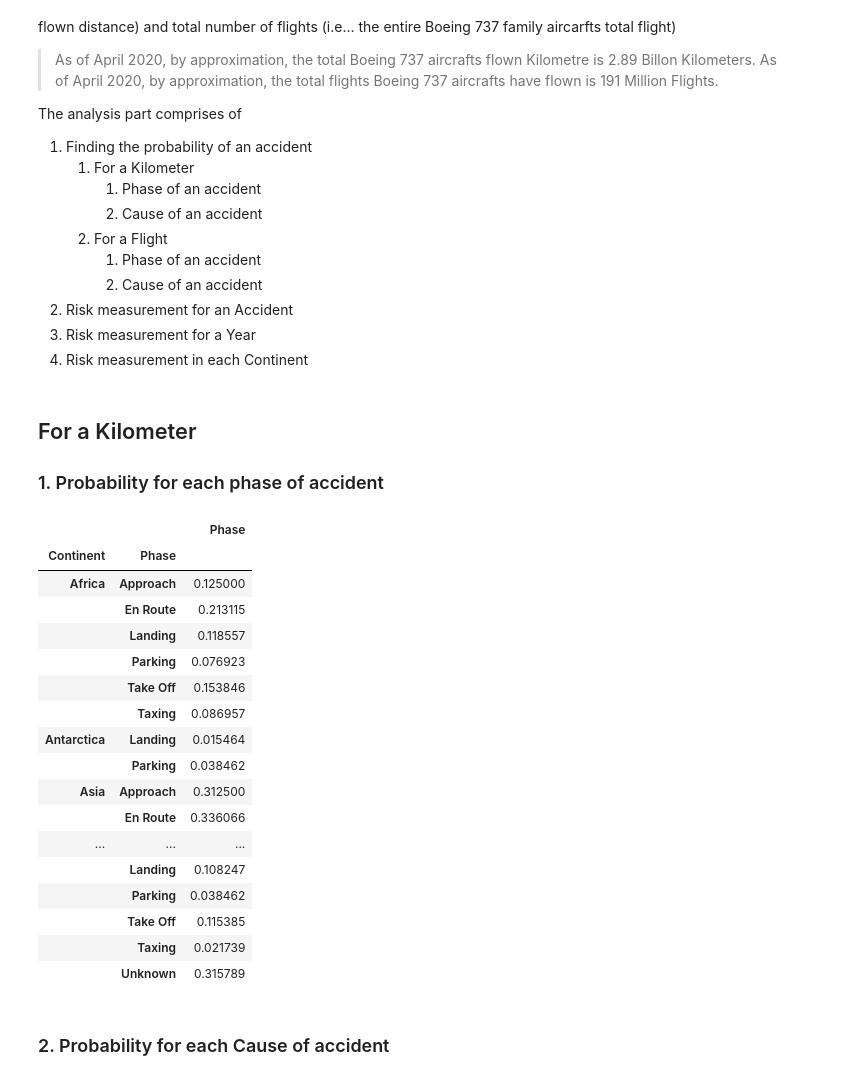
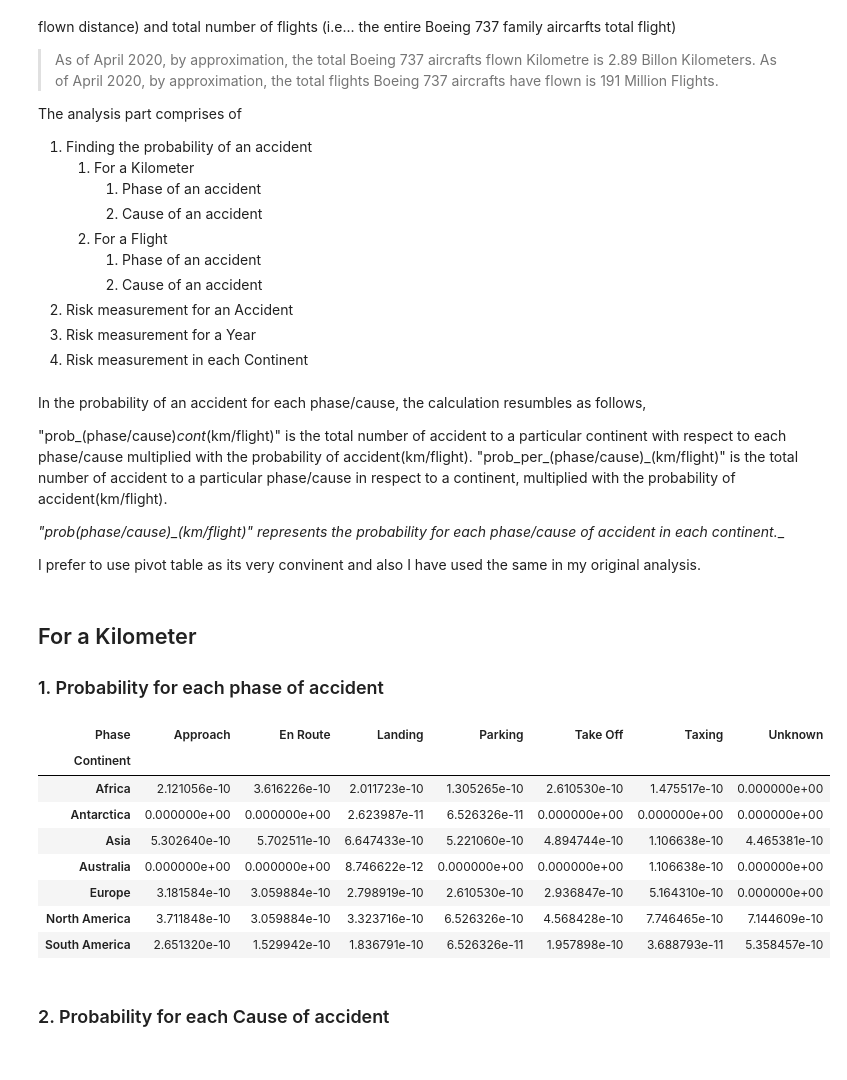
Before and after one commit to svkumar5950/boeing737, a Jupyter notebook: 1_Boeing737_Analysis_Report.ipynb, the cells around one changed output. Drawn from its saved outputs; the diff is of its cells as text; code cells hidden in the pictures.

```diff
--- a/1_Boeing737_Analysis_Report.ipynb
+++ b/1_Boeing737_Analysis_Report.ipynb
@@ -208,3 +208,12 @@ DIST_IN_KM = 289360606402
 
 prob_per_flight = ((source_sht_sort.Fatality.count())/ DIST_IN_FLIGHT)
 prob_per_km = ((source_sht_sort.Fatality.count())/ DIST_IN_KM)
+# %% [markdown]
+In the probability of an accident for each phase/cause, the calculation resumbles as follows,
+
+"prob_(phase/cause)_cont_(km/flight)" is the total number of accident to a particular continent with respect to each phase/cause multiplied with the probability of accident(km/flight).
+"prob_per_(phase/cause)_(km/flight)" is the total number of accident to a particular phase/cause in respect to a continent, multiplied with the probability of accident(km/flight).
+
+__"prob_(phase/cause)_(km/flight)" represents the probability for each phase/cause of accident in each continent.__
+
+I prefer to use pivot table as its very convinent and also I have used the same in my original analysis.
@@ -212,30 +239,25 @@ prob_per_km = ((source_sht_sort.Fatality.count())/ DIST_IN_KM)
 ## For a Kilometer
 
 ### 1. Probability for each phase of accident
-# %%
-prob_per_cont = source_sht_sort.groupby(['Continent','Phase'])['Phase'].count().apply(lambda x: x * prob_per_km)
-prob_per_phase = source_sht_sort.groupby('Phase')['Phase'].count().apply(lambda x: x * prob_per_km)
-
-prob_phase = pd.DataFrame(prob_per_cont/prob_per_phase)
-prob_phase
-# %% [output]
-|  |  | Phase |
-| Continent | Phase |  |
-| Africa | Approach | 0.125000 |
-|  | En Route | 0.213115 |
-|  | Landing | 0.118557 |
-|  | Parking | 0.076923 |
-|  | Take Off | 0.153846 |
-|  | Taxing | 0.086957 |
-| Antarctica | Landing | 0.015464 |
-|  | Parking | 0.038462 |
-| Asia | Approach | 0.312500 |
-|  | En Route | 0.336066 |
-| ... | ... | ... |
-|  | Landing | 0.108247 |
-|  | Parking | 0.038462 |
-|  | Take Off | 0.115385 |
-|  | Taxing | 0.021739 |
-|  | Unknown | 0.315789 |
+# %%
+prob_phase_cont_km = source_sht_sort.groupby(['Continent','Phase'])['Phase'].count()
+prob_per_phase_km = source_sht_sort.groupby('Phase')['Phase'].count()
+
+prob_phase_km = (prob_phase_cont_km/prob_per_phase_km).apply(lambda x: x * prob_per_km)
+
+# To pivot table:
+
+prob_phase_km = tab_generator(prob_phase_km, 'Phase')
+prob_phase_km
+# %% [output]
+| Phase | Approach | En Route | Landing | Parking | Take Off | Taxing | Unknown |
+| Continent |  |  |  |  |  |  |  |
+| Africa | 2.121056e-10 | 3.616226e-10 | 2.011723e-10 | 1.305265e-10 | 2.610530e-10 | 1.475517e-10 | 0.000000e+00 |
+| Antarctica | 0.000000e+00 | 0.000000e+00 | 2.623987e-11 | 6.526326e-11 | 0.000000e+00 | 0.000000e+00 | 0.000000e+00 |
+| Asia | 5.302640e-10 | 5.702511e-10 | 6.647433e-10 | 5.221060e-10 | 4.894744e-10 | 1.106638e-10 | 4.465381e-10 |
+| Australia | 0.000000e+00 | 0.000000e+00 | 8.746622e-12 | 0.000000e+00 | 0.000000e+00 | 1.106638e-10 | 0.000000e+00 |
+| Europe | 3.181584e-10 | 3.059884e-10 | 2.798919e-10 | 2.610530e-10 | 2.936847e-10 | 5.164310e-10 | 0.000000e+00 |
+| North America | 3.711848e-10 | 3.059884e-10 | 3.323716e-10 | 6.526326e-10 | 4.568428e-10 | 7.746465e-10 | 7.144609e-10 |
+| South America | 2.651320e-10 | 1.529942e-10 | 1.836791e-10 | 6.526326e-11 | 1.957898e-10 | 3.688793e-11 | 5.358457e-10 |
 # %% [markdown]
 ### 2. Probability for each Cause of accident
```
Also changed, not shown: parts of 13 cells of this notebook.
